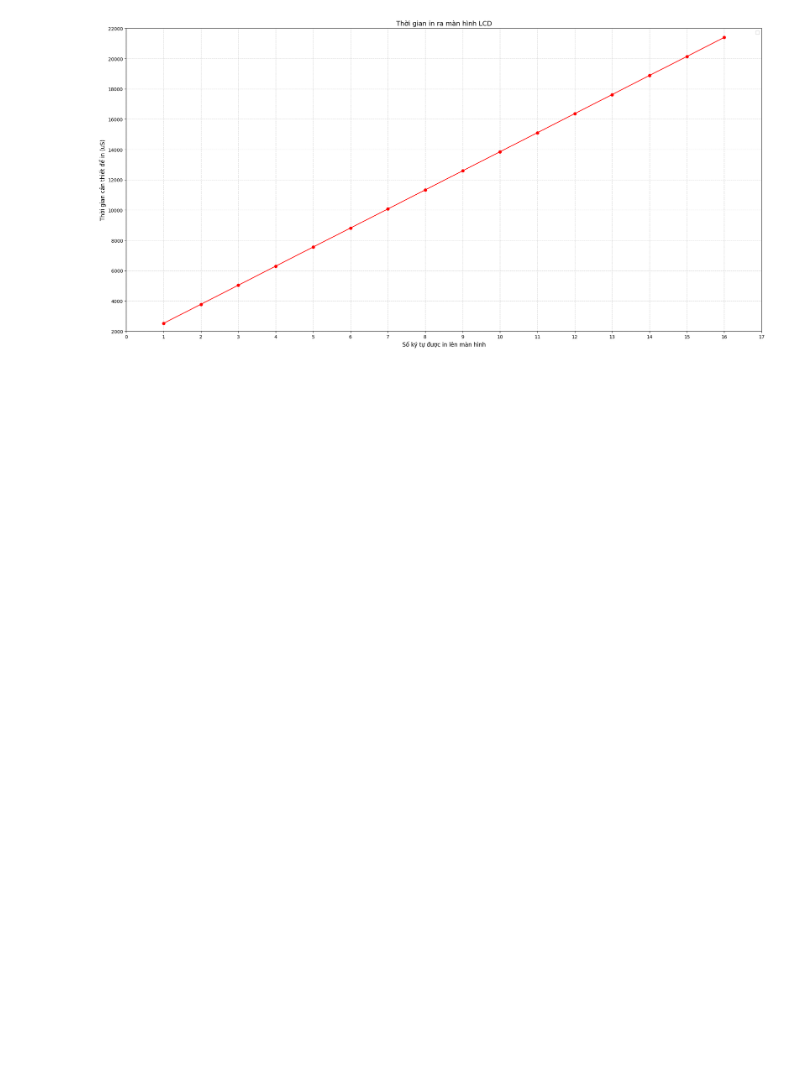
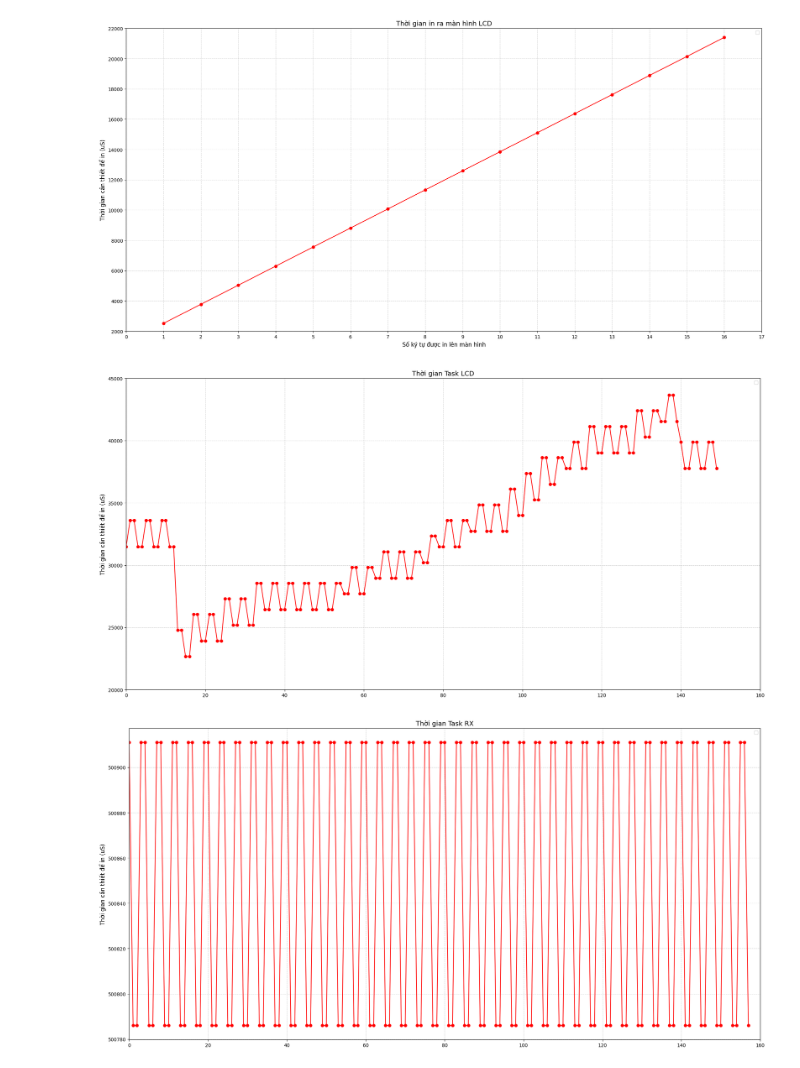
Before and after one commit to TVBac212700/TKHTN2024, a Jupyter notebook: RS485/Caculatetime.ipynb, the cells around one changed output. Saved outputs shown, nothing was run; the diff lists cells and outputs as text; code cells hidden in the pictures; blank space fills up the shorter version.

Commit message:
Caculate C, D, T and plot data

```diff
--- a/RS485/Caculatetime.ipynb
+++ b/RS485/Caculatetime.ipynb
@@ -14,30 +14,67 @@ def RdFile(NameFile, Type = int):
     return DataFrame
 TimeUART = RdFile("CaculateTime.csv")
 plt.figure(figsize=(20,10))
 plt.xlim(0, 51)
 plt.ylim(0, 4500)
 plt.plot(TimeUART['N'], TimeUART['T'], marker='o', linestyle='-', color='b')
 plt.title('Thời gian truyền tin qua UART với Baurate 115200', fontsize=14)
 plt.xlabel('Số ký tự được truyền qua', fontsize=12)
 plt.ylabel('Thời gian cần thiết để truyền (uS)', fontsize=12)
 plt.grid(True, linestyle='--', alpha=0.6)
 plt.legend()
 plt.tight_layout()
 plt.show()
 TimeLCD = RdFile("CaculateLCD.csv")
 plt.figure(figsize=(20,10))
 plt.xlim(0, 17)
 plt.gca().xaxis.set_major_locator(MultipleLocator(1))
 plt.gca().yaxis.set_major_locator(MultipleLocator(2000))
 plt.ylim(2000, 22000)
 plt.plot(TimeLCD['N'], TimeLCD['T'], marker='o', linestyle='-', color='r')
 plt.title('Thời gian in ra màn hình LCD', fontsize=14)
 plt.xlabel('Số ký tự được in lên màn hình', fontsize=12)
 plt.ylabel('Thời gian cần thiết để in (uS)', fontsize=12)
 plt.grid(True, linestyle='--', alpha=0.6)
 plt.legend()
 plt.tight_layout()
 plt.show()
+TimeLCDTask = RdFile("CaculateLCDTask.csv")
+plt.figure(figsize=(20,10))
+plt.xlim(0, 160)
+# plt.gca().xaxis.set_major_locator(MultipleLocator(1))
+# plt.gca().yaxis.set_major_locator(MultipleLocator(2000))
+plt.ylim(20000, 45000)
+plt.plot(TimeLCDTask['T'], marker='o', linestyle='-', color='r')
+plt.title('Thời gian Task LCD', fontsize=14)
+plt.ylabel('Thời gian cần thiết để in (uS)', fontsize=12)
+plt.grid(True, linestyle='--', alpha=0.6)
+plt.legend()
+plt.tight_layout()
+plt.show()
+TimeLCDTask = RdFile("CaculateRXTask.csv")
+plt.figure(figsize=(20,10))
+plt.xlim(0, 160)
+plt.plot(TimeLCDTask['T'], marker='o', linestyle='-', color='r')
+plt.title('Thời gian Task RX', fontsize=14)
+plt.ylabel('Thời gian cần thiết để in (uS)', fontsize=12)
+plt.grid(True, linestyle='--', alpha=0.6)
+plt.legend()
+plt.tight_layout()
+plt.show()
+
+TimeLCDTask = RdFile("CaculateTXTask.csv")
+plt.figure(figsize=(20,10))
+plt.xlim(0, 120)
+plt.ylim(0, 3500)
+plt.plot(TimeLCDTask['T'], marker='o', linestyle='-', color='r')
+plt.title('Thời gian Task RX', fontsize=14)
+plt.ylabel('Thời gian cần thiết để in (uS)', fontsize=12)
+plt.grid(True, linestyle='--', alpha=0.6)
+plt.legend()
+plt.tight_layout()
+plt.show()
 # %% [output]
 [figure]
 [figure]
+[figure, added]
+[figure, added]
```
Also changed, not shown: parts of 1 cell of this notebook, 9 other files.
